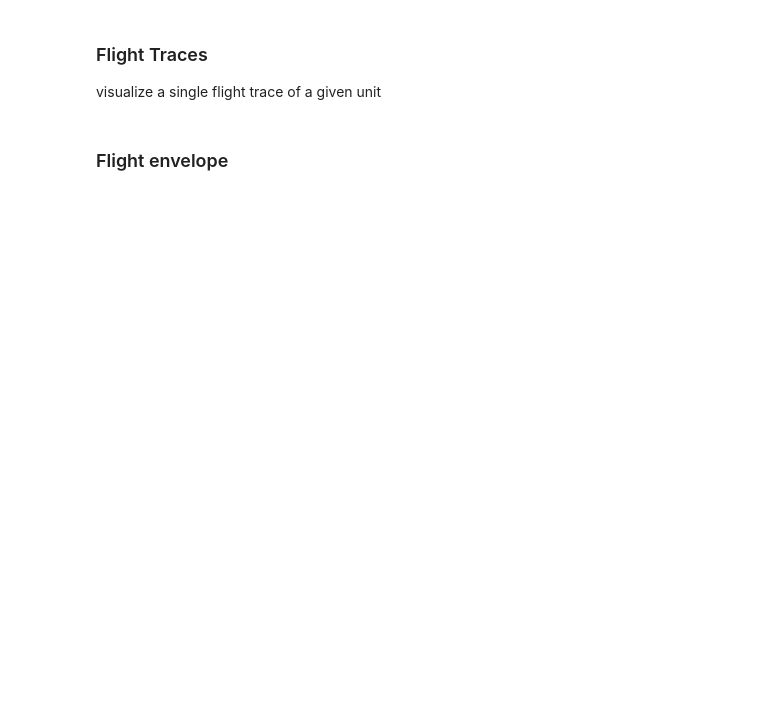
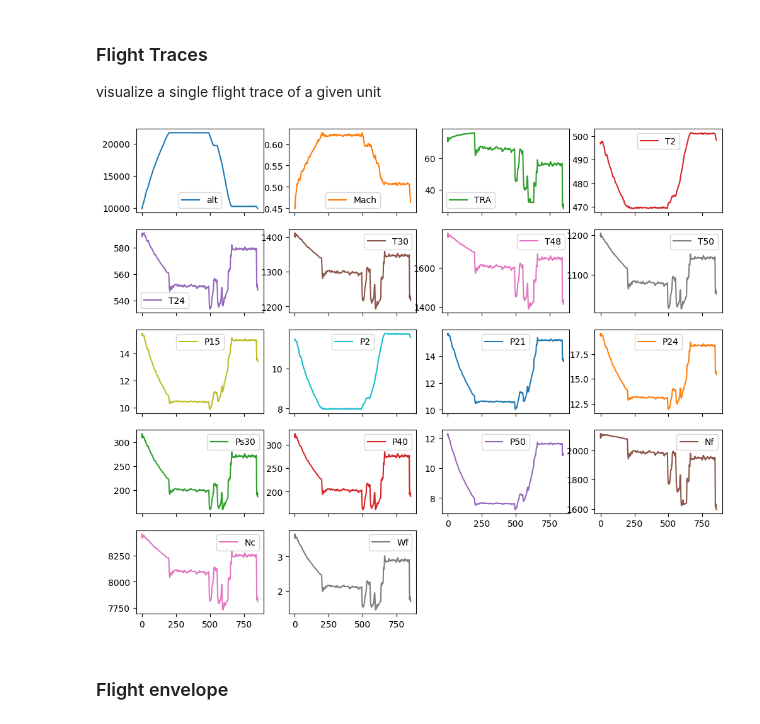
Before and after one commit to lars-quaedvlieg/CIVIL-426-Assignments, a Jupyter notebook: Assignment 3/03-assignment_1dcnn_prognostics.ipynb, the cells around one changed output. Cells and saved outputs as stored; diff of their text form; code cells hidden in the pictures; blank space fills up the shorter version.

```diff
--- a/Assignment 3/03-assignment_1dcnn_prognostics.ipynb
+++ b/Assignment 3/03-assignment_1dcnn_prognostics.ipynb
@@ -109,11 +140,13 @@ sns.heatmap(df[W_VAR+XS_VAR+LABELS].corr(), cmap="vlag")
 ### Flight Traces
 visualize a single flight trace of a given unit
 # %%
-unit = 14
-cycle = 70
+unit = 2
+cycle = 35
 df_u_sel = df.loc[(df.unit == unit) & (df.cycle == cycle)][W_VAR+XS_VAR]
 df_u_sel.reset_index(inplace=True, drop=True)
 axes = df_u_sel.plot(figsize=(12, 10), subplots=True, layout=(5, 4))
+# %% [output]
+[figure, added]
 # %% [markdown]
 ### Flight envelope
 # %%
```
Also changed, not shown: parts of 18 cells of this notebook.
